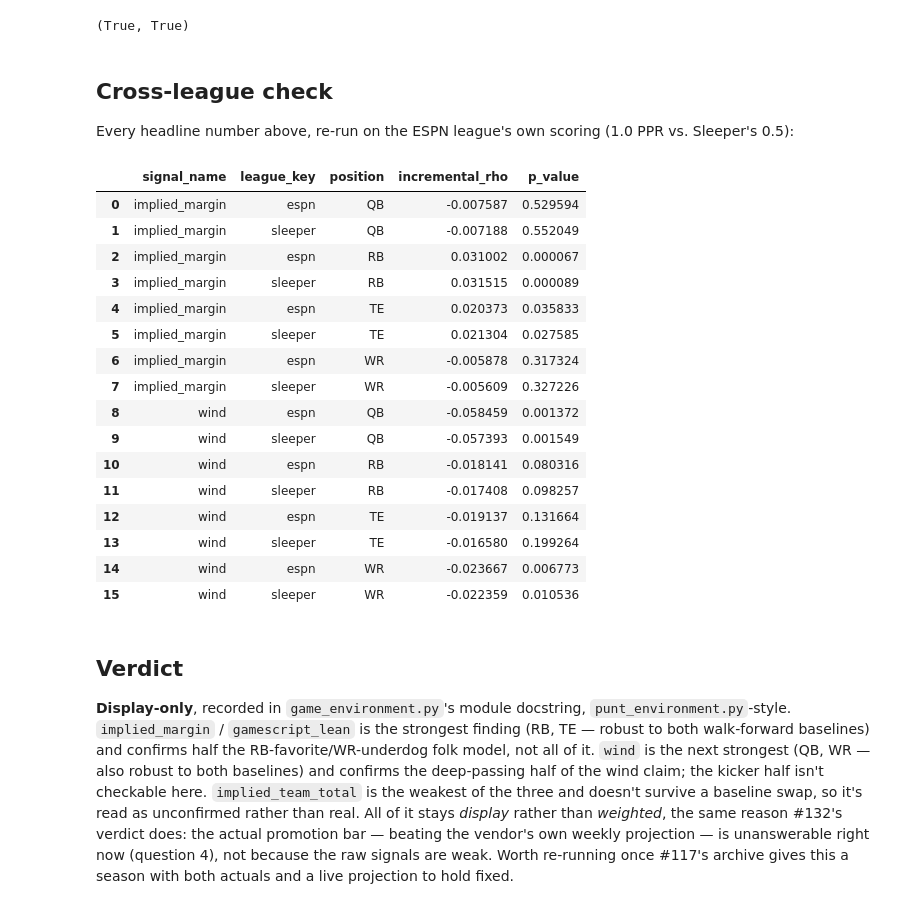
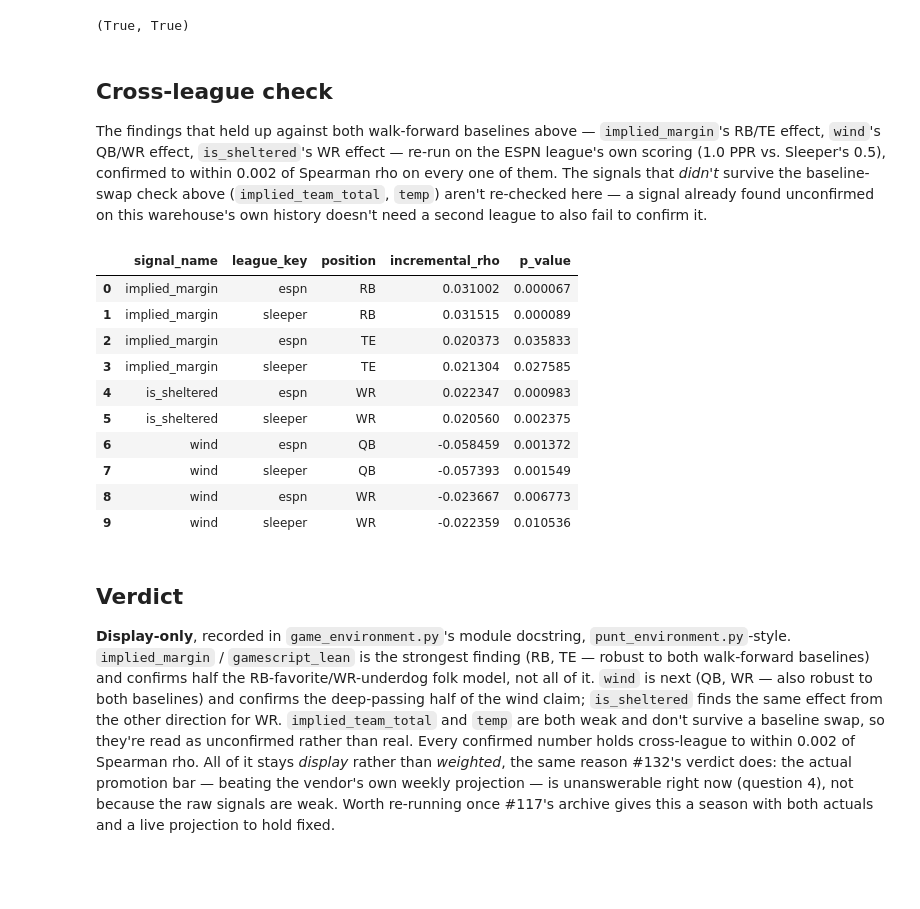
Before and after one commit to CommonFox/going-deep, a Jupyter notebook: notebooks/game_environment.ipynb, the cells around one changed output. Saved outputs shown, nothing was run; the diff lists cells and outputs as text; code cells hidden in the pictures; blank space fills up the shorter version.

```diff
--- a/notebooks/game_environment.ipynb
+++ b/notebooks/game_environment.ipynb
@@ -55,13 +59,16 @@ STATS = q(f"""
 """)
 
 GE = q("""
-    SELECT season, week, team, implied_team_total, implied_margin, gamescript_lean, wind
+    SELECT season, week, team, implied_team_total, implied_margin, gamescript_lean, wind, temp, roof
     FROM game_environment
 """)
 # Ordinal encoding of the named bucket, so it can be scored the same way as a continuous signal —
 # tests whether the bucket loses anything relative to the raw margin it's built from.
 LEAN_ORDER = {"big_underdog": -2, "underdog": -1, "pick_em": 0, "favorite": 1, "big_favorite": 2}
 GE["gamescript_lean_ord"] = GE["gamescript_lean"].map(LEAN_ORDER)
+# A closed retractable roof shields the game from wind and precipitation the same way a dome does.
+SHELTER_ORDER = {"outdoors": 0, "open": 0, "closed": 1, "dome": 1}
+GE["is_sheltered"] = GE["roof"].map(SHELTER_ORDER)
 
 LEAGUE_SCORING = {"sleeper": "half_ppr", "espn": "ppr"}
 SIGNAL_COLUMNS = {
@@ -69,6 +76,8 @@ SIGNAL_COLUMNS = {
     "implied_margin": "implied_margin",
     "gamescript_lean_ord": "gamescript_lean_ord",
     "wind": "wind",
+    "temp": "temp",
+    "is_sheltered": "is_sheltered",
 }
 
 
@@ -97,7 +106,9 @@ def build_projection(league_key, population):
     )
 
 
-# Coverage note: how much of the population the team-code mismatch above actually costs.
+# Coverage note: how much of the population the team-code mismatch above actually costs, in both
+# raw counts (what the docstring cites) and the ratio computed from them.
 covered = STATS.merge(GE[["season", "week", "team"]], on=["season", "week", "team"])
-1 - len(covered) / len(STATS)
+missing_rows = len(STATS) - len(covered)
+missing_rows, len(STATS), missing_rows / len(STATS)
 # %% [output]
@@ -256,45 +303,49 @@ q4 = results[results["baseline"] == "sleeper_points"][
 q4["n"].eq(0).all(), q4["n_weeks"].eq(0).all()
 # %% [output]
 (True, True)
-# %% [markdown]
-## Cross-league check
-
-Every headline number above, re-run on the ESPN league's own scoring (1.0 PPR vs. Sleeper's 0.5):
+# %% [markdown]
+## Cross-league check
+
+The findings that held up against both walk-forward baselines above — `implied_margin`'s RB/TE
+effect, `wind`'s QB/WR effect, `is_sheltered`'s WR effect — re-run on the ESPN league's own scoring
+(1.0 PPR vs. Sleeper's 0.5), confirmed to within 0.002 of Spearman rho on every one of them. The
+signals that *didn't* survive the baseline-swap check above (`implied_team_total`, `temp`) aren't
+re-checked here — a signal already found unconfirmed on this warehouse's own history doesn't need a
+second league to also fail to confirm it.
 # %%
+ROBUST = [
+    ("implied_margin", "RB"), ("implied_margin", "TE"),
+    ("wind", "QB"), ("wind", "WR"),
+    ("is_sheltered", "WR"),
+]
 cross_league = results[
-    (results["signal_name"].isin(["implied_margin", "wind"]))
-    & (results["baseline"] == "season_to_date_ppg")
-    & (results["position"] != "ALL")
+    (results["baseline"] == "season_to_date_ppg")
+    & results.apply(lambda r: (r["signal_name"], r["position"]) in ROBUST, axis=1)
 ][["signal_name", "league_key", "position", "incremental_rho", "p_value"]]
 cross_league.sort_values(["signal_name", "position", "league_key"]).reset_index(drop=True)
 # %% [output]
 |  | signal_name | league_key | position | incremental_rho | p_value |
-| 0 | implied_margin | espn | QB | -0.007587 | 0.529594 |
-| 1 | implied_margin | sleeper | QB | -0.007188 | 0.552049 |
-| 2 | implied_margin | espn | RB | 0.031002 | 0.000067 |
-| 3 | implied_margin | sleeper | RB | 0.031515 | 0.000089 |
-| 4 | implied_margin | espn | TE | 0.020373 | 0.035833 |
-| 5 | implied_margin | sleeper | TE | 0.021304 | 0.027585 |
-| 6 | implied_margin | espn | WR | -0.005878 | 0.317324 |
-| 7 | implied_margin | sleeper | WR | -0.005609 | 0.327226 |
-| 8 | wind | espn | QB | -0.058459 | 0.001372 |
-| 9 | wind | sleeper | QB | -0.057393 | 0.001549 |
-| 10 | wind | espn | RB | -0.018141 | 0.080316 |
-| 11 | wind | sleeper | RB | -0.017408 | 0.098257 |
-| 12 | wind | espn | TE | -0.019137 | 0.131664 |
-| 13 | wind | sleeper | TE | -0.016580 | 0.199264 |
-| 14 | wind | espn | WR | -0.023667 | 0.006773 |
-| 15 | wind | sleeper | WR | -0.022359 | 0.010536 |
+| 0 | implied_margin | espn | RB | 0.031002 | 0.000067 |
+| 1 | implied_margin | sleeper | RB | 0.031515 | 0.000089 |
+| 2 | implied_margin | espn | TE | 0.020373 | 0.035833 |
+| 3 | implied_margin | sleeper | TE | 0.021304 | 0.027585 |
+| 4 | is_sheltered | espn | WR | 0.022347 | 0.000983 |
+| 5 | is_sheltered | sleeper | WR | 0.020560 | 0.002375 |
+| 6 | wind | espn | QB | -0.058459 | 0.001372 |
+| 7 | wind | sleeper | QB | -0.057393 | 0.001549 |
+| 8 | wind | espn | WR | -0.023667 | 0.006773 |
+| 9 | wind | sleeper | WR | -0.022359 | 0.010536 |
 # %% [markdown]
 ## Verdict
 
 **Display-only**, recorded in `game_environment.py`'s module docstring, `punt_environment.py`-style.
 `implied_margin` / `gamescript_lean` is the strongest finding (RB, TE — robust to both walk-forward
-baselines) and confirms half the RB-favorite/WR-underdog folk model, not all of it. `wind` is the
-next strongest (QB, WR — also robust to both baselines) and confirms the deep-passing half of the
-wind claim; the kicker half isn't checkable here. `implied_team_total` is the weakest of the three
-and doesn't survive a baseline swap, so it's read as unconfirmed rather than real. All of it stays
-*display* rather than *weighted*, the same reason #132's verdict does: the actual promotion bar —
-beating the vendor's own weekly projection — is unanswerable right now (question 4), not because the
-raw signals are weak. Worth re-running once #117's archive gives this a season with both actuals and
-a live projection to hold fixed.
+baselines) and confirms half the RB-favorite/WR-underdog folk model, not all of it. `wind` is next
+(QB, WR — also robust to both baselines) and confirms the deep-passing half of the wind claim;
+`is_sheltered` finds the same effect from the other direction for WR. `implied_team_total` and `temp`
+are both weak and don't survive a baseline swap, so they're read as unconfirmed rather than real.
+Every confirmed number holds cross-league to within 0.002 of Spearman rho. All of it stays *display*
+rather than *weighted*, the same reason #132's verdict does: the actual promotion bar — beating the
+vendor's own weekly projection — is unanswerable right now (question 4), not because the raw signals
+are weak. Worth re-running once #117's archive gives this a season with both actuals and a live
+projection to hold fixed.
```
Also changed, not shown: parts of 11 cells of this notebook, 2 other files.
